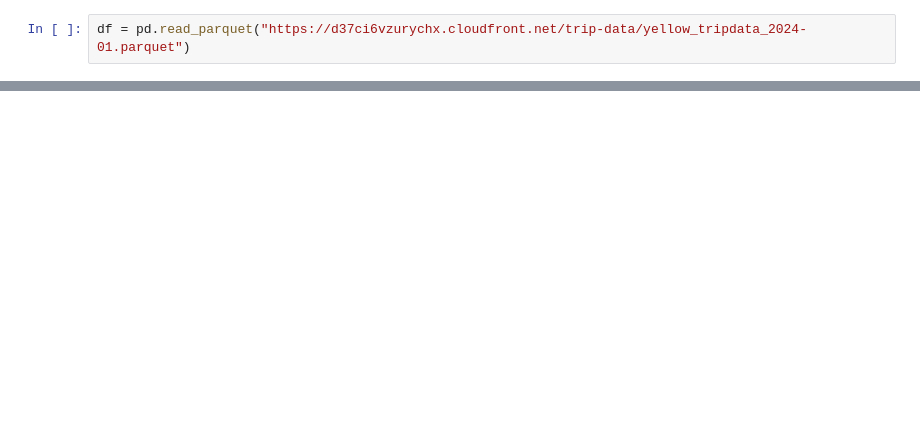
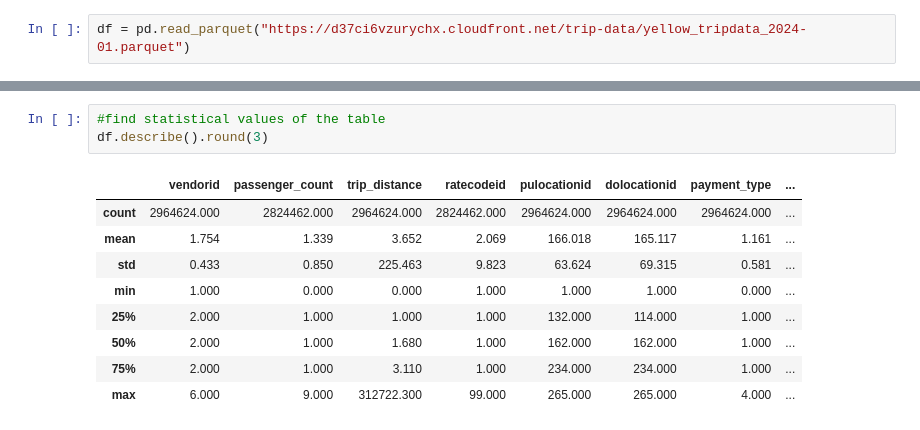
Before and after one commit to CarlEdem/MLOps, a Jupyter notebook: 01.Intro/homework 01.ipynb, the cells around one changed output, grey strips where cells are left out. Saved outputs shown, nothing was run; the diff lists cells and outputs as text; blank space fills up the shorter version.

```diff
--- a/01.Intro/homework 01.ipynb
+++ b/01.Intro/homework 01.ipynb
@@ -14,0 +42,13 @@ df.head()
+# %%
+#find statistical values of the table
+df.describe().round(3)
+# %% [output]
+|  | vendorid | passenger_count | trip_distance | ratecodeid | pulocationid | dolocationid | payment_type | ... |
+| count | 2964624.000 | 2824462.000 | 2964624.000 | 2824462.000 | 2964624.000 | 2964624.000 | 2964624.000 | ... |
+| mean | 1.754 | 1.339 | 3.652 | 2.069 | 166.018 | 165.117 | 1.161 | ... |
+| std | 0.433 | 0.850 | 225.463 | 9.823 | 63.624 | 69.315 | 0.581 | ... |
+| min | 1.000 | 0.000 | 0.000 | 1.000 | 1.000 | 1.000 | 0.000 | ... |
+| 25% | 2.000 | 1.000 | 1.000 | 1.000 | 132.000 | 114.000 | 1.000 | ... |
+| 50% | 2.000 | 1.000 | 1.680 | 1.000 | 162.000 | 162.000 | 1.000 | ... |
+| 75% | 2.000 | 1.000 | 3.110 | 1.000 | 234.000 | 234.000 | 1.000 | ... |
+| max | 6.000 | 9.000 | 312722.300 | 99.000 | 265.000 | 265.000 | 4.000 | ... |
```
Also changed, not shown: parts of 21 cells of this notebook.
